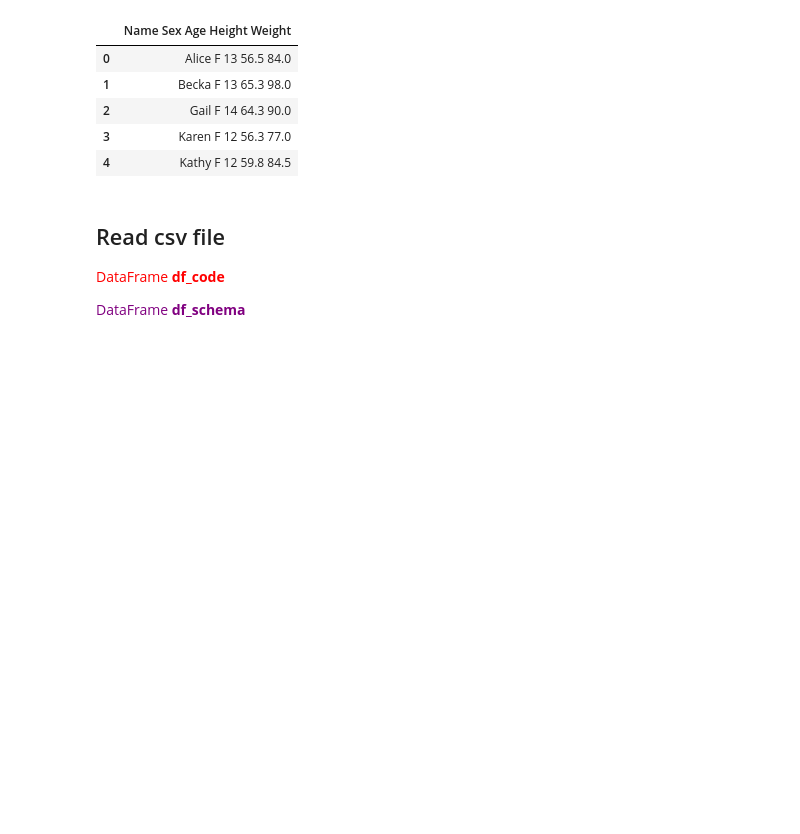
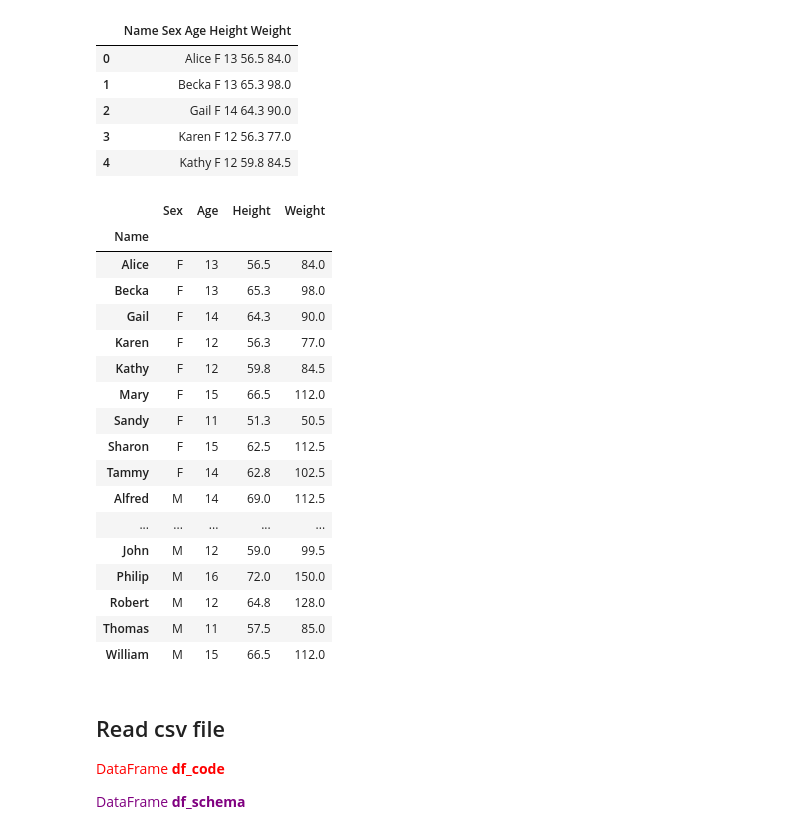
Before and after one commit to User-zwj/Pandas-Practice, a Jupyter notebook: Pandas Exercise.ipynb, the cells around one changed output. Saved outputs shown, nothing was run; the diff lists cells and outputs as text; code cells hidden in the pictures; blank space fills up the shorter version.

```diff
--- a/Pandas Exercise.ipynb
+++ b/Pandas Exercise.ipynb
@@ -102,6 +105,27 @@ df.head()
 # If there is no header in the txt file, use commented line
 # 'df = pd.read_table('exam0203.txt', delim_whitespace=True, header=None)'
 df = pd.read_table('exam0203.txt', delim_whitespace=True)
+# %%
+pd.read_table("exam0203.txt", delim_whitespace=True, index_col="Name")
+# %% [output]
+|  | Sex | Age | Height | Weight |
+| Name |  |  |  |  |
+| Alice | F | 13 | 56.5 | 84.0 |
+| Becka | F | 13 | 65.3 | 98.0 |
+| Gail | F | 14 | 64.3 | 90.0 |
+| Karen | F | 12 | 56.3 | 77.0 |
+| Kathy | F | 12 | 59.8 | 84.5 |
+| Mary | F | 15 | 66.5 | 112.0 |
+| Sandy | F | 11 | 51.3 | 50.5 |
+| Sharon | F | 15 | 62.5 | 112.5 |
+| Tammy | F | 14 | 62.8 | 102.5 |
+| Alfred | M | 14 | 69.0 | 112.5 |
+| ... | ... | ... | ... | ... |
+| John | M | 12 | 59.0 | 99.5 |
+| Philip | M | 16 | 72.0 | 150.0 |
+| Robert | M | 12 | 64.8 | 128.0 |
+| Thomas | M | 11 | 57.5 | 85.0 |
+| William | M | 15 | 66.5 | 112.0 |
 # %% [markdown]
 ## Read csv file
 
```
Also changed, not shown: parts of 27 cells of this notebook.
